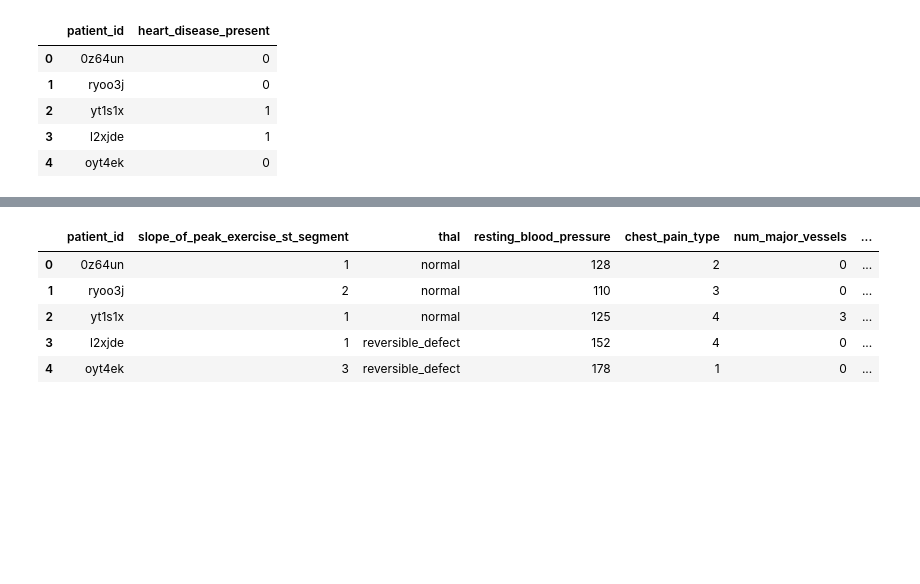
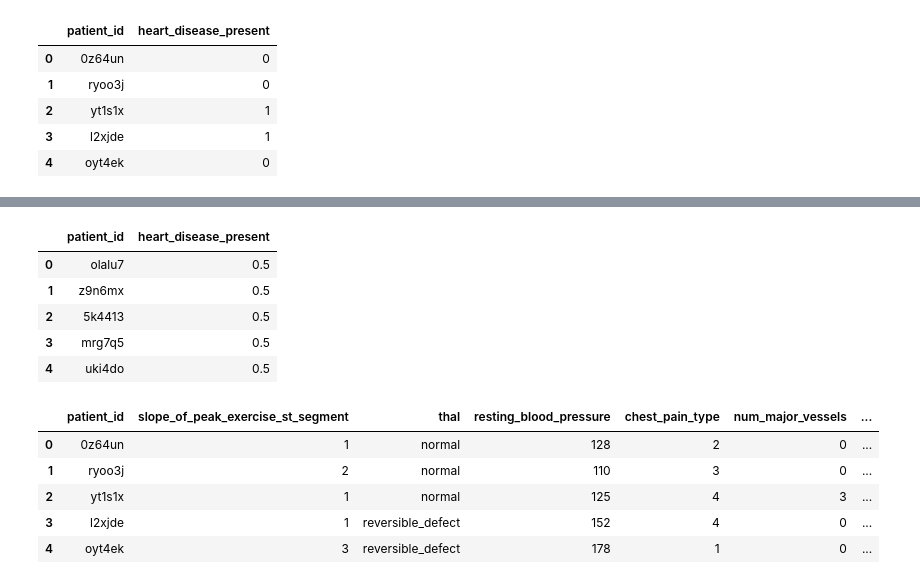
Before and after one commit to divyaprabha123/Machine-Learning-with-a-Heart, a Jupyter notebook: Heart_Disease.ipynb, the cells around one changed output, grey strips where cells are left out. Drawn from its saved outputs; the diff is of its cells as text; code cells hidden in the pictures; blank space fills up the shorter version.

```diff
--- a/Heart_Disease.ipynb
+++ b/Heart_Disease.ipynb
@@ -31,4 +49,13 @@ test = pd.read_csv("https://s3.amazonaws.com/drivendata/data/54/public/test_valu
 sample_submit= pd.read_csv("https://s3.amazonaws.com/drivendata/data/54/public/submission_format.csv")
+# %%
+sample_submit.head()
+# %% [output]
+|  | patient_id | heart_disease_present |
+| 0 | olalu7 | 0.5 |
+| 1 | z9n6mx | 0.5 |
+| 2 | 5k4413 | 0.5 |
+| 3 | mrg7q5 | 0.5 |
+| 4 | uki4do | 0.5 |
 # %%
 train.head()
 # %% [output]
```
Also changed, not shown: parts of 13 cells of this notebook.
